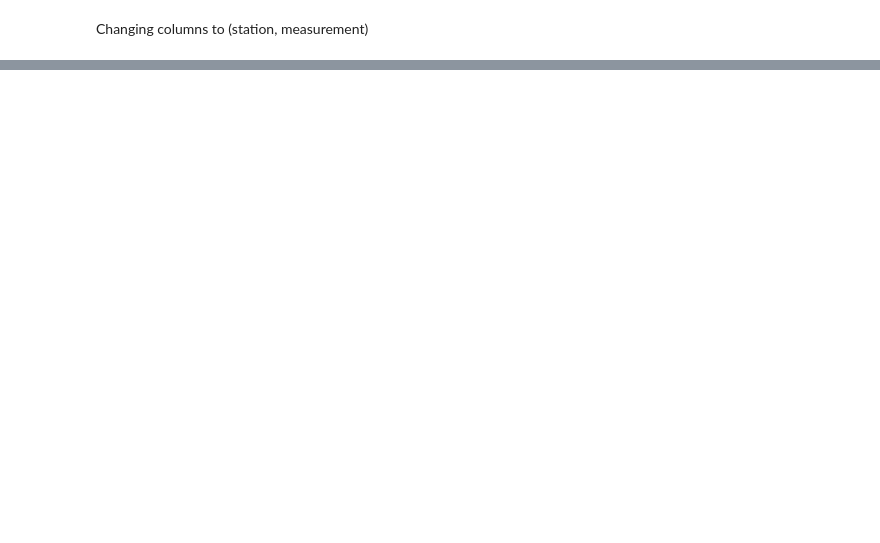
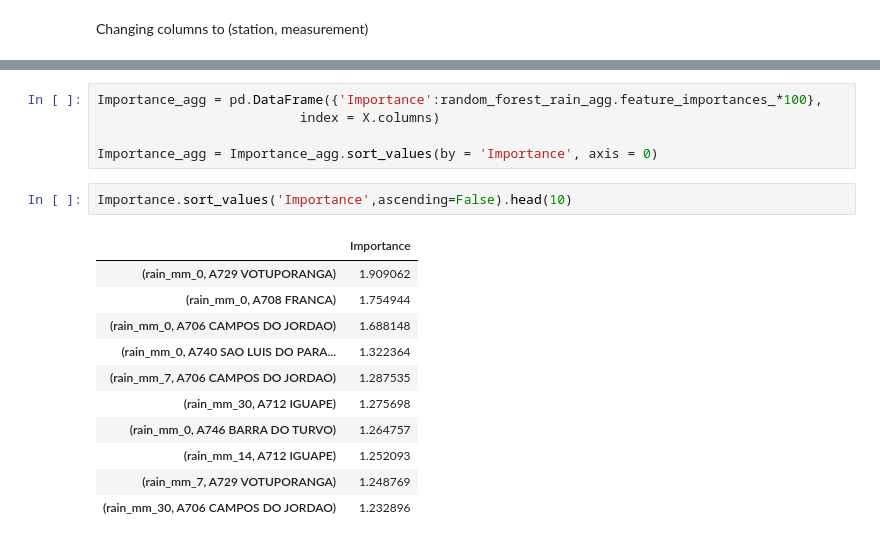
Before and after one commit to cameronthieme/IMAbootcamp2021, a Jupyter notebook: Data Exploration/Decision_Trees/Decision Trees for Weather Stations.ipynb, the cells around one changed output, grey strips where cells are left out. Saved outputs shown, nothing was run; the diff lists cells and outputs as text; blank space fills up the shorter version.

```diff
--- a/Data Exploration/Decision_Trees/Decision Trees for Weather Stations.ipynb
+++ b/Data Exploration/Decision_Trees/Decision Trees for Weather Stations.ipynb
@@ -28,0 +94,19 @@ ValueError: level name rain_mm is not the name of the index
+# %%
+Importance_agg = pd.DataFrame({'Importance':random_forest_rain_agg.feature_importances_*100},
+                          index = X.columns)
+
+Importance_agg = Importance_agg.sort_values(by = 'Importance', axis = 0)
+# %%
+Importance.sort_values('Importance',ascending=False).head(10)
+# %% [output]
+|  | Importance |
+| (rain_mm_0, A729 VOTUPORANGA) | 1.909062 |
+| (rain_mm_0, A708 FRANCA) | 1.754944 |
+| (rain_mm_0, A706 CAMPOS DO JORDAO) | 1.688148 |
+| (rain_mm_0, A740 SAO LUIS DO PARA... | 1.322364 |
+| (rain_mm_7, A706 CAMPOS DO JORDAO) | 1.287535 |
+| (rain_mm_30, A712 IGUAPE) | 1.275698 |
+| (rain_mm_0, A746 BARRA DO TURVO) | 1.264757 |
+| (rain_mm_14, A712 IGUAPE) | 1.252093 |
+| (rain_mm_7, A729 VOTUPORANGA) | 1.248769 |
+| (rain_mm_30, A706 CAMPOS DO JORDAO) | 1.232896 |
```
Also changed, not shown: parts of 16 cells of this notebook.
